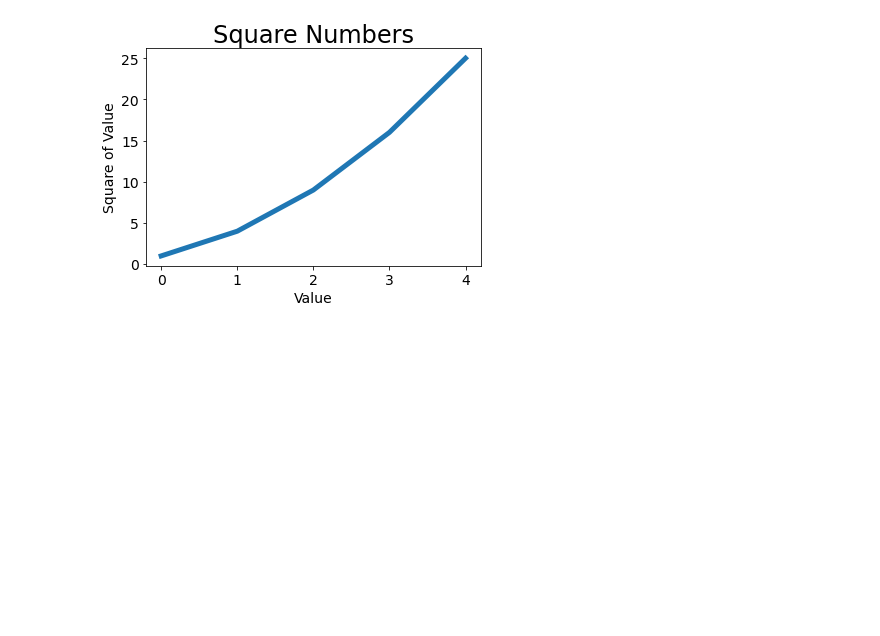
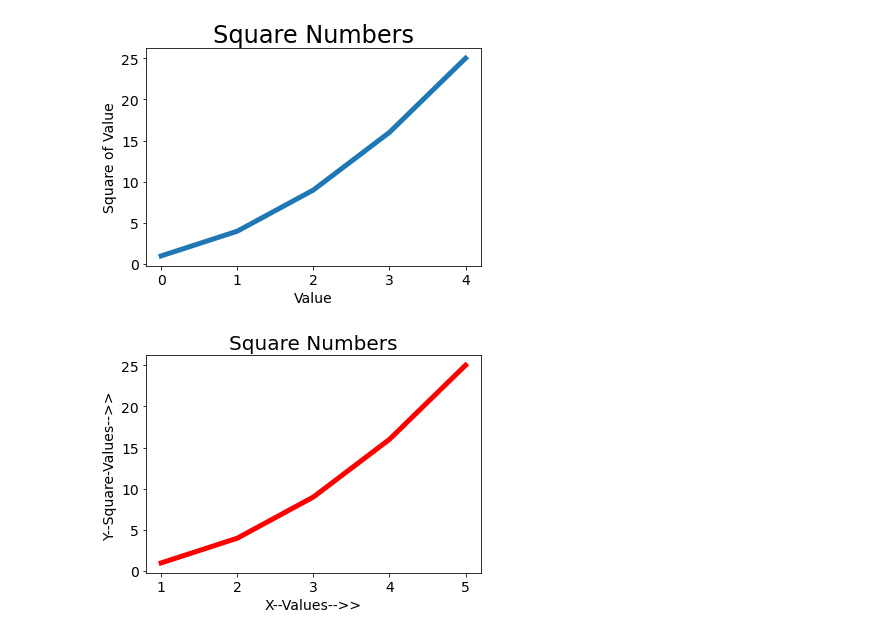
Before and after one commit to pandeydevendra/python_dev, a Jupyter notebook: ds_ml/book_excercise/crash_course/data_visualization/mpl_sqaures.ipynb, the cells around one changed output. Cells and saved outputs as stored; diff of their text form; code cells hidden in the pictures; blank space fills up the shorter version.

```diff
--- a/ds_ml/book_excercise/crash_course/data_visualization/mpl_sqaures.ipynb
+++ b/ds_ml/book_excercise/crash_course/data_visualization/mpl_sqaures.ipynb
@@ -11,3 +16,15 @@ plt.tick_params(axis='both', labelsize=14)
 plt.show()
 # %% [output]
 [figure]
+# %%
+input_values = [1, 2, 3, 4, 5]
+squares = [x ** 2 for x in input_values]
+# print(squares)
+plt.plot(input_values, squares, c='r', linewidth=5)
+plt.title("Square Numbers", fontsize=20)
+plt.xlabel("X--Values-->>", fontsize=14)
+plt.ylabel("Y--Square-Values-->>", fontsize=14)
+plt.tick_params(axis='both', labelsize=14) # font size of indexes(1,2,3...25)
+plt.show()
+# %% [output]
+[figure, added]
```
Also changed, not shown: parts of 2 cells of this notebook, 11 other files.
